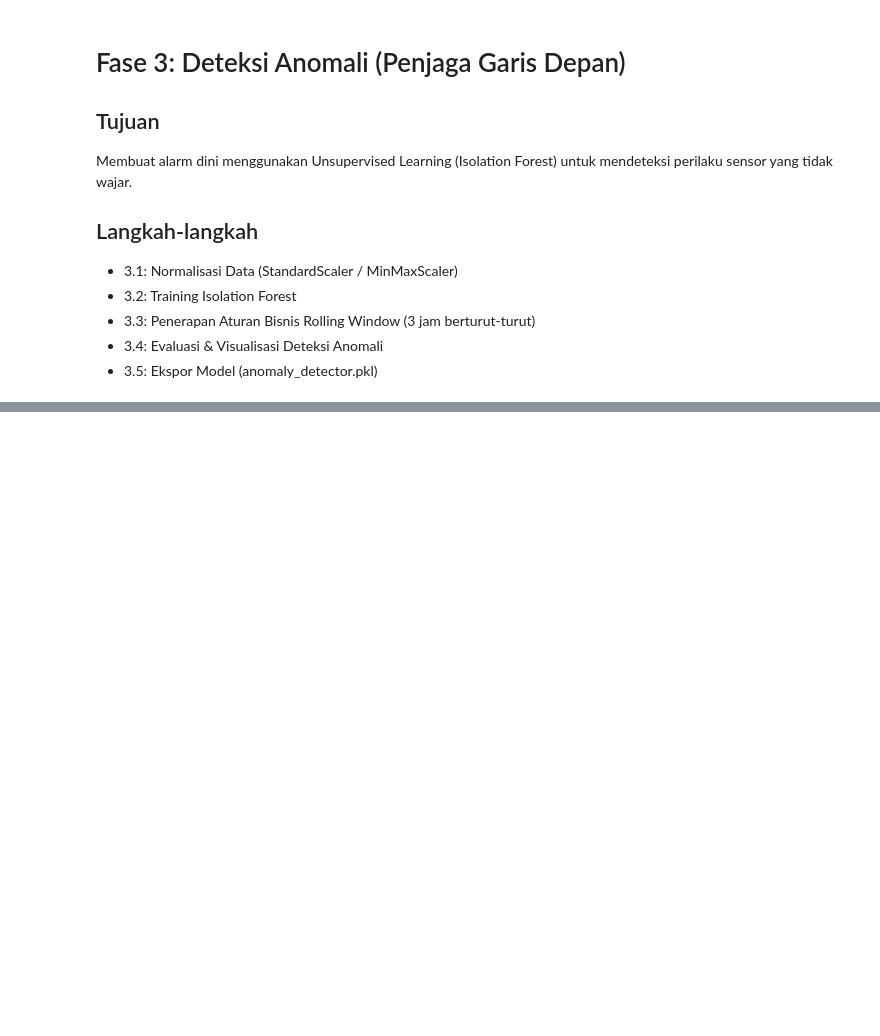
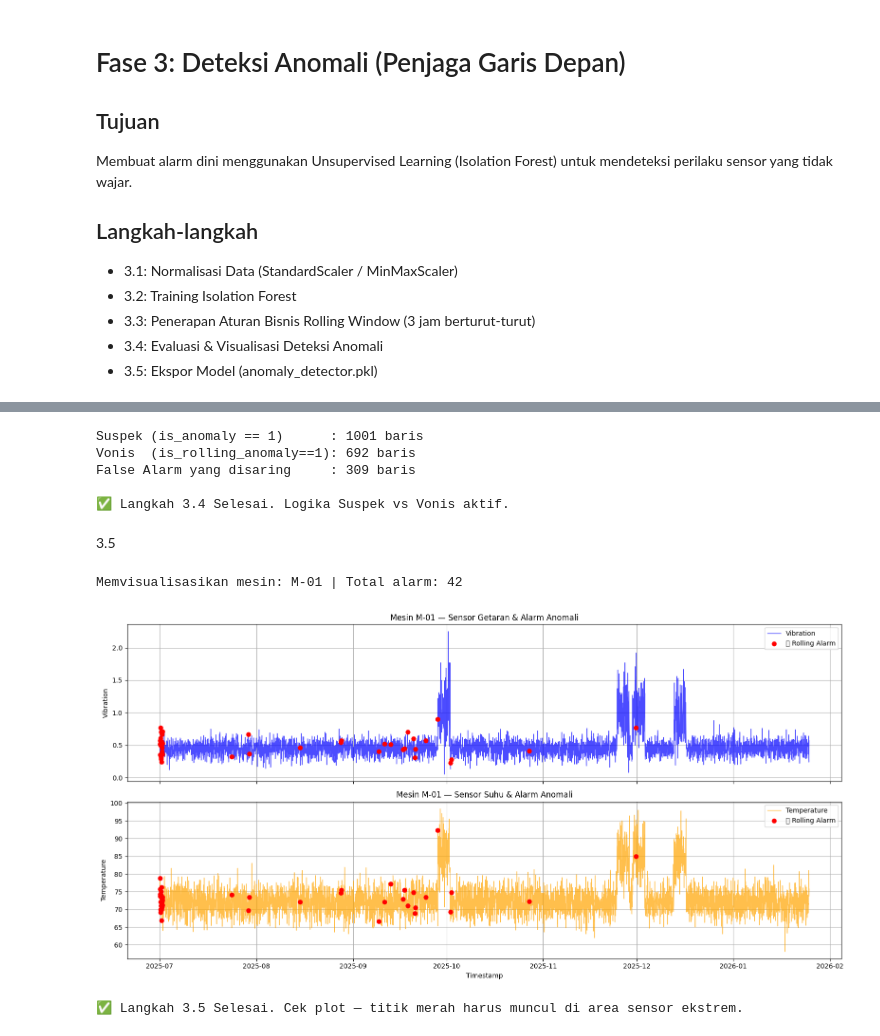
Before and after one commit to ZeroZennn/predictive-maintenance-monorepo, a Jupyter notebook: machine_learning/notebooks/03_Phase3_Anomaly_Detection.ipynb, the cells around one changed output, grey strips where cells are left out. Saved outputs shown, nothing was run; the diff lists cells and outputs as text; code cells hidden in the pictures; blank space fills up the shorter version.

```diff
--- a/machine_learning/notebooks/03_Phase3_Anomaly_Detection.ipynb
+++ b/machine_learning/notebooks/03_Phase3_Anomaly_Detection.ipynb
@@ -30,0 +116,80 @@ display(df_ready.head())
+# %%
+# --- 3.4 Penerapan Aturan Bisnis Rolling Window (3 jam berturut-turut) ---
+
+# 1. Terapkan Rolling Alarm Logic PER MESIN (groupby machine_id)
+df['is_rolling_anomaly'] = (
+    df.groupby('machine_id')['is_anomaly']
+    .rolling(window=3, min_periods=3)
+    .sum()
+    .reset_index(level=0, drop=True)
+    .sort_index()
+    >= 3
+).astype(int)
+
+# 2. Isi NaN yang timbul akibat min_periods=3 dengan 0
+df['is_rolling_anomaly'].fillna(0, inplace=True)
+df['is_rolling_anomaly'] = df['is_rolling_anomaly'].astype(int)
+
+# 3. Print perbandingan sebelum vs sesudah filtering
+print(f"Suspek (is_anomaly == 1)      : {df['is_anomaly'].sum()} baris")
+print(f"Vonis  (is_rolling_anomaly==1): {df['is_rolling_anomaly'].sum()} baris")
+print(f"False Alarm yang disaring     : {df['is_anomaly'].sum() - df['is_rolling_anomaly'].sum()} baris")
+
+# 4. Cetak pesan penutup
+print("\n✅ Langkah 3.4 Selesai. Logika Suspek vs Vonis aktif.")
+# %% [output]
+Suspek (is_anomaly == 1)      : 1001 baris
+Vonis  (is_rolling_anomaly==1): 692 baris
+False Alarm yang disaring     : 309 baris
+
+✅ Langkah 3.4 Selesai. Logika Suspek vs Vonis aktif.
+# %% [markdown]
+3.5
+# %%
+# --- 3.5 Evaluasi Deteksi Anomali & Visualisasi ---
+import matplotlib.pyplot as plt
+import matplotlib.dates as mdates
+
+# 1. Pilih SATU mesin untuk divisualisasikan
+# Ambil machine_id yang paling banyak menyalakan alarm anomali beruntun (rolling anomaly)
+target_machine = df[df['is_rolling_anomaly'] == 1]['machine_id'].value_counts().idxmax()
+df_plot = df[df['machine_id'] == target_machine].copy()
+
+print(f"Memvisualisasikan mesin: {target_machine} | Total alarm: {df_plot['is_rolling_anomaly'].sum()}")
+
+# 2. Buat figure dengan 2 subplot vertikal
+fig, (ax1, ax2) = plt.subplots(2, 1, figsize=(16, 8), sharex=True)
+
+# Menentukan data yang dikenakan alarm merah
+anomalies_idx = df_plot[df_plot['is_rolling_anomaly'] == 1].index
+anomalies_vib = df_plot[df_plot['is_rolling_anomaly'] == 1]['vibration']
+anomalies_temp = df_plot[df_plot['is_rolling_anomaly'] == 1]['temperature']
+
+# --- SUBPLOT 1: Sensor Getaran ---
+ax1.plot(df_plot.index, df_plot['vibration'], label='Vibration', color='blue', linewidth=1, alpha=0.7)
+ax1.scatter(anomalies_idx, anomalies_vib, color='red', s=40, zorder=5, label='🚨 Rolling Alarm')
+ax1.set_title(f'Mesin {target_machine} — Sensor Getaran & Alarm Anomali')
+ax1.set_ylabel('Vibration')
+ax1.legend()
+ax1.grid(True)
+
+# --- SUBPLOT 2: Sensor Suhu ---
+ax2.plot(df_plot.index, df_plot['temperature'], label='Temperature', color='orange', linewidth=1, alpha=0.7)
+ax2.scatter(anomalies_idx, anomalies_temp, color='red', s=40, zorder=5, label='🚨 Rolling Alarm')
+ax2.set_title(f'Mesin {target_machine} — Sensor Suhu & Alarm Anomali')
+ax2.set_ylabel('Temperature')
+ax2.set_xlabel('Timestamp')
+ax2.legend()
+ax2.grid(True)
+
+# Layout dan Save
+plt.tight_layout()
+plt.savefig('../data/processed/anomaly_plot.png', dpi=150, bbox_inches='tight')
+plt.show()
+
+# Pesan Penutup
+print("\n✅ Langkah 3.5 Selesai. Cek plot — titik merah harus muncul di area sensor ekstrem.")
+# %% [output]
+Memvisualisasikan mesin: M-01 | Total alarm: 42
+[figure, added]
+✅ Langkah 3.5 Selesai. Cek plot — titik merah harus muncul di area sensor ekstrem.
```
Also changed, not shown: parts of 11 cells of this notebook, 8 other files.
